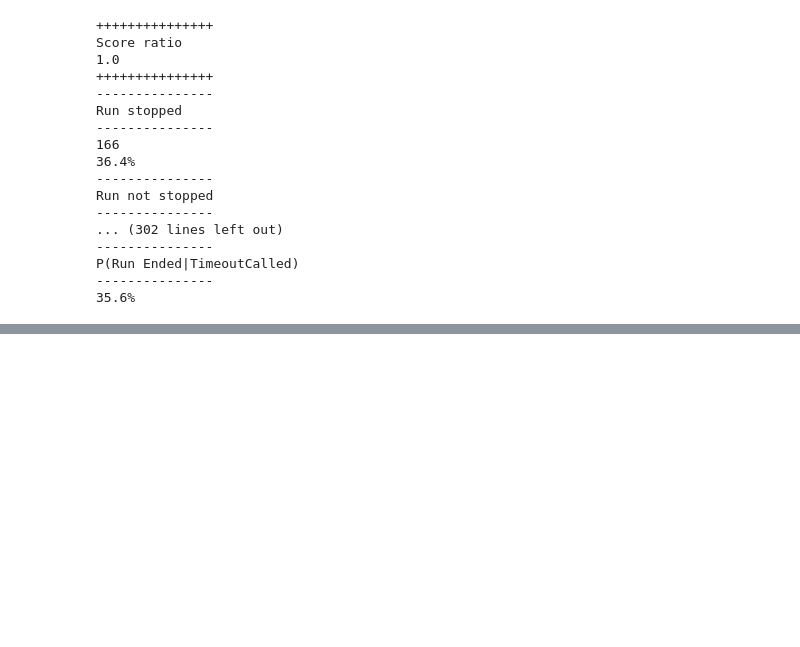
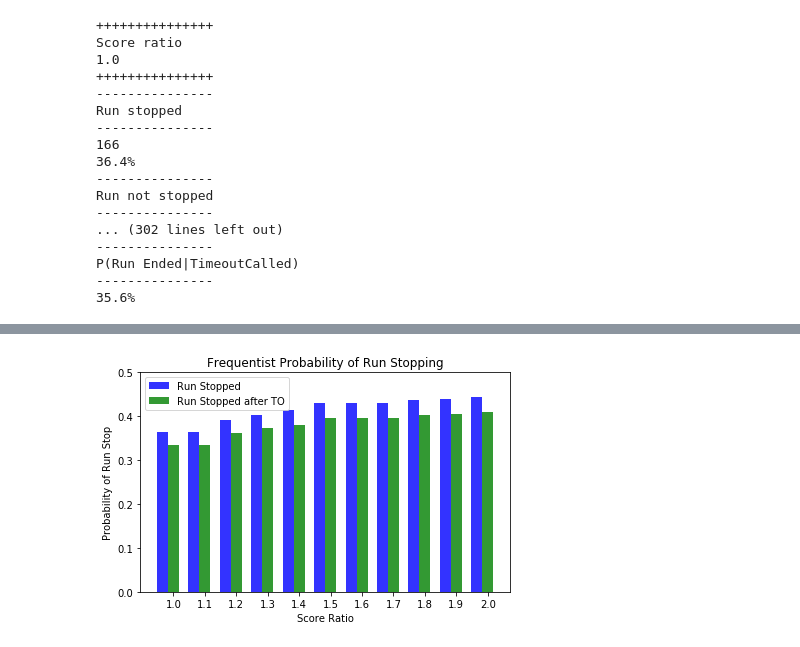
Before and after one commit to mattfred10/Timeout-Analyzer, a Jupyter notebook: Run Analyzer.ipynb, the cells around one changed output, grey strips where cells are left out. Drawn from its saved outputs; the diff is of its cells as text; code cells hidden in the pictures; blank space fills up the shorter version.

```diff
--- a/Run Analyzer.ipynb
+++ b/Run Analyzer.ipynb
@@ -674,0 +720,30 @@ plt.show()
+# %%
+n_groups = 11
+fig, ax = plt.subplots()
+index = np.arange(n_groups)
+bar_width = 0.35
+opacity = 0.8
+
+rects1 = plt.bar(index, runs_stopped_probs, bar_width,
+                 alpha=opacity,
+                 color='b',
+                 label='Run Stopped')
+
+rects2 = plt.bar(index + bar_width, runs_stopped_to_probs, bar_width,
+                 alpha=opacity,
+                 color='g',
+                 label='Run Stopped after TO')
+
+plt.xlabel('Score Ratio')
+plt.ylabel('Probability of Run Stop')
+plt.title('Frequentist Probability of Run Stopping')
+plt.xticks(index + bar_width, ('1.0', '1.1', '1.2', '1.3', '1.4', '1.5', '1.6', '1.7', '1.8', '1.9', '2.0'))
+plt.legend()
+
+plt.ylim([0,0.5])
+plt.tight_layout()
+plt.show()
+
+# Plot showing that for all score ratios, the liklihood of a run stopping decreases when a timeout is called.
+# %% [output]
+[figure, added]
```
Also changed, not shown: parts of 22 cells of this notebook, 1 other file.
